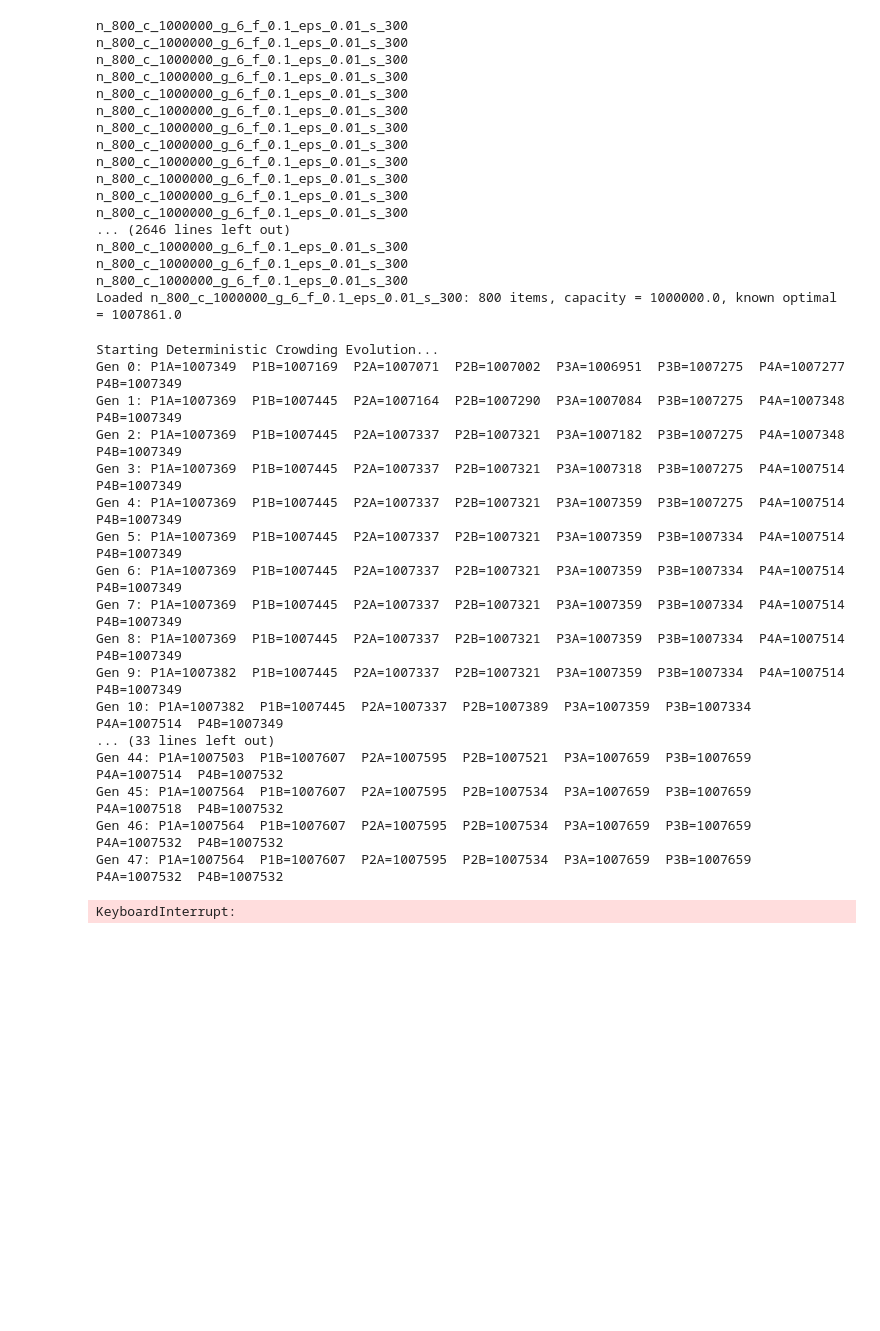
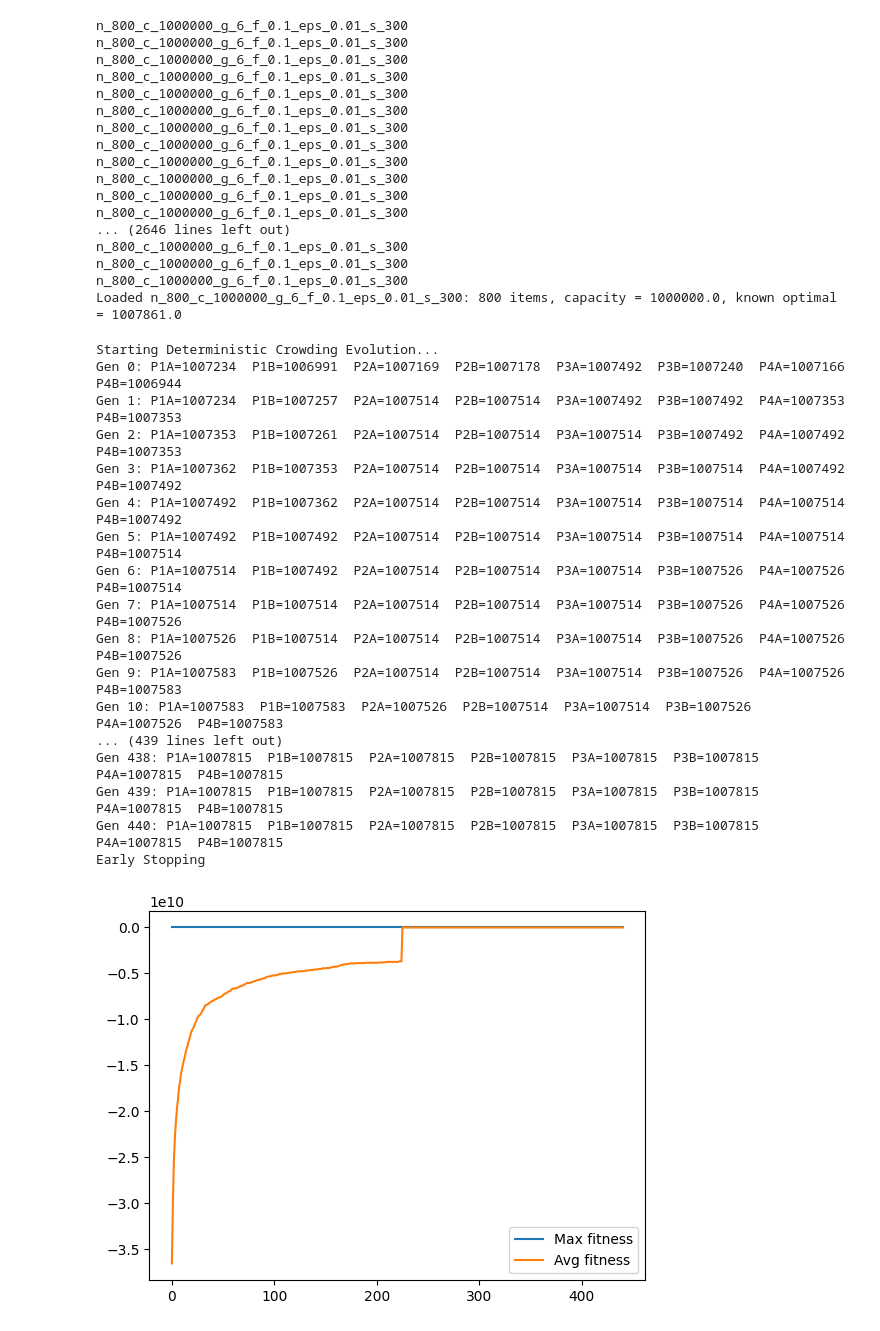
Before and after one commit to RubinInsert/AboriginalKinshipBasedOptimization, a Jupyter notebook: algorithm_benchmark.ipynb, the cells around one changed output. Cells and saved outputs as stored; diff of their text form; code cells hidden in the pictures; blank space fills up the shorter version.

Commit message:
CGGA with crowding logic

```diff
--- a/algorithm_benchmark.ipynb
+++ b/algorithm_benchmark.ipynb
@@ -26,28 +27,30 @@ n_800_c_1000000_g_6_f_0.1_eps_0.01_s_300
 n_800_c_1000000_g_6_f_0.1_eps_0.01_s_300
 Loaded n_800_c_1000000_g_6_f_0.1_eps_0.01_s_300: 800 items, capacity = 1000000.0, known optimal = 1007861.0
 # %%
-qstats = run_WCGGA(knapsack, pop_size=2400, crossover_probability=1.0, mutation_probability=(4.0/ len(knapsack)), max_time=3600, max_generations=100000, elite_size=1, initialization_feasability=0.3, random_seed=42)
+#stats = run_WCGGA(knapsack, pop_size=2400, crossover_probability=1.0, mutation_probability=(4.0/ len(knapsack)), max_time=3600, max_generations=100000, stagnation_limit=50, initialization_feasability=0.3, random_seed=42)
+
+stats = run_CGGA(knapsack, pop_size=2400, crossover_probability=1.0, mutation_probability=(4.0/ len(knapsack)), max_time=3600, max_generations=100000, stagnation_limit=50, initialization_feasability=0.3, migration_size=1, migration_frequency=1, random_seed=42)
 # 7573 with Stochastic Sampling for the mother and 5 Tourn group for father
 # 7002 with Tourn 2 for father and mother in 20 minutes
 # with repair operator on apocolypse
 # Crowding = 7713 on n_800_c_1000000_g_6_f_0.1_eps_0.01_s_300
 # 99759818 on n_600_c_100000000_g_6_f_0.1_eps_0.01_s_300
 # %% [output]
 Starting Deterministic Crowding Evolution...
-Gen 0: P1A=1007349  P1B=1007169  P2A=1007071  P2B=1007002  P3A=1006951  P3B=1007275  P4A=1007277  P4B=1007349
-Gen 1: P1A=1007369  P1B=1007445  P2A=1007164  P2B=1007290  P3A=1007084  P3B=1007275  P4A=1007348  P4B=1007349
-Gen 2: P1A=1007369  P1B=1007445  P2A=1007337  P2B=1007321  P3A=1007182  P3B=1007275  P4A=1007348  P4B=1007349
-Gen 3: P1A=1007369  P1B=1007445  P2A=1007337  P2B=1007321  P3A=1007318  P3B=1007275  P4A=1007514  P4B=1007349
-Gen 4: P1A=1007369  P1B=1007445  P2A=1007337  P2B=1007321  P3A=1007359  P3B=1007275  P4A=1007514  P4B=1007349
-Gen 5: P1A=1007369  P1B=1007445  P2A=1007337  P2B=1007321  P3A=1007359  P3B=1007334  P4A=1007514  P4B=1007349
-Gen 6: P1A=1007369  P1B=1007445  P2A=1007337  P2B=1007321  P3A=1007359  P3B=1007334  P4A=1007514  P4B=1007349
-Gen 7: P1A=1007369  P1B=1007445  P2A=1007337  P2B=1007321  P3A=1007359  P3B=1007334  P4A=1007514  P4B=1007349
-Gen 8: P1A=1007369  P1B=1007445  P2A=1007337  P2B=1007321  P3A=1007359  P3B=1007334  P4A=1007514  P4B=1007349
-Gen 9: P1A=1007382  P1B=1007445  P2A=1007337  P2B=1007321  P3A=1007359  P3B=1007334  P4A=1007514  P4B=1007349
-Gen 10: P1A=1007382  P1B=1007445  P2A=1007337  P2B=1007389  P3A=1007359  P3B=1007334  P4A=1007514  P4B=1007349
-... (33 lines left out)
-Gen 44: P1A=1007503  P1B=1007607  P2A=1007595  P2B=1007521  P3A=1007659  P3B=1007659  P4A=1007514  P4B=1007532
-Gen 45: P1A=1007564  P1B=1007607  P2A=1007595  P2B=1007534  P3A=1007659  P3B=1007659  P4A=1007518  P4B=1007532
-Gen 46: P1A=1007564  P1B=1007607  P2A=1007595  P2B=1007534  P3A=1007659  P3B=1007659  P4A=1007532  P4B=1007532
-Gen 47: P1A=1007564  P1B=1007607  P2A=1007595  P2B=1007534  P3A=1007659  P3B=1007659  P4A=1007532  P4B=1007532
+Gen 0: P1A=1007234  P1B=1006991  P2A=1007169  P2B=1007178  P3A=1007492  P3B=1007240  P4A=1007166  P4B=1006944
+Gen 1: P1A=1007234  P1B=1007257  P2A=1007514  P2B=1007514  P3A=1007492  P3B=1007492  P4A=1007353  P4B=1007353
+Gen 2: P1A=1007353  P1B=1007261  P2A=1007514  P2B=1007514  P3A=1007514  P3B=1007492  P4A=1007492  P4B=1007353
+Gen 3: P1A=1007362  P1B=1007353  P2A=1007514  P2B=1007514  P3A=1007514  P3B=1007514  P4A=1007492  P4B=1007492
+Gen 4: P1A=1007492  P1B=1007362  P2A=1007514  P2B=1007514  P3A=1007514  P3B=1007514  P4A=1007514  P4B=1007492
+Gen 5: P1A=1007492  P1B=1007492  P2A=1007514  P2B=1007514  P3A=1007514  P3B=1007514  P4A=1007514  P4B=1007514
+Gen 6: P1A=1007514  P1B=1007492  P2A=1007514  P2B=1007514  P3A=1007514  P3B=1007526  P4A=1007526  P4B=1007514
+Gen 7: P1A=1007514  P1B=1007514  P2A=1007514  P2B=1007514  P3A=1007514  P3B=1007526  P4A=1007526  P4B=1007526
+Gen 8: P1A=1007526  P1B=1007514  P2A=1007514  P2B=1007514  P3A=1007514  P3B=1007526  P4A=1007526  P4B=1007526
+Gen 9: P1A=1007583  P1B=1007526  P2A=1007514  P2B=1007514  P3A=1007514  P3B=1007526  P4A=1007526  P4B=1007583
+Gen 10: P1A=1007583  P1B=1007583  P2A=1007526  P2B=1007514  P3A=1007514  P3B=1007526  P4A=1007526  P4B=1007583
+... (439 lines left out)
+Gen 438: P1A=1007815  P1B=1007815  P2A=1007815  P2B=1007815  P3A=1007815  P3B=1007815  P4A=1007815  P4B=1007815
+Gen 439: P1A=1007815  P1B=1007815  P2A=1007815  P2B=1007815  P3A=1007815  P3B=1007815  P4A=1007815  P4B=1007815
+Gen 440: P1A=1007815  P1B=1007815  P2A=1007815  P2B=1007815  P3A=1007815  P3B=1007815  P4A=1007815  P4B=1007815
+Early Stopping
-KeyboardInterrupt:
+[figure, added]
```
Also changed, not shown: parts of 1 cell of this notebook, 2 other files.
